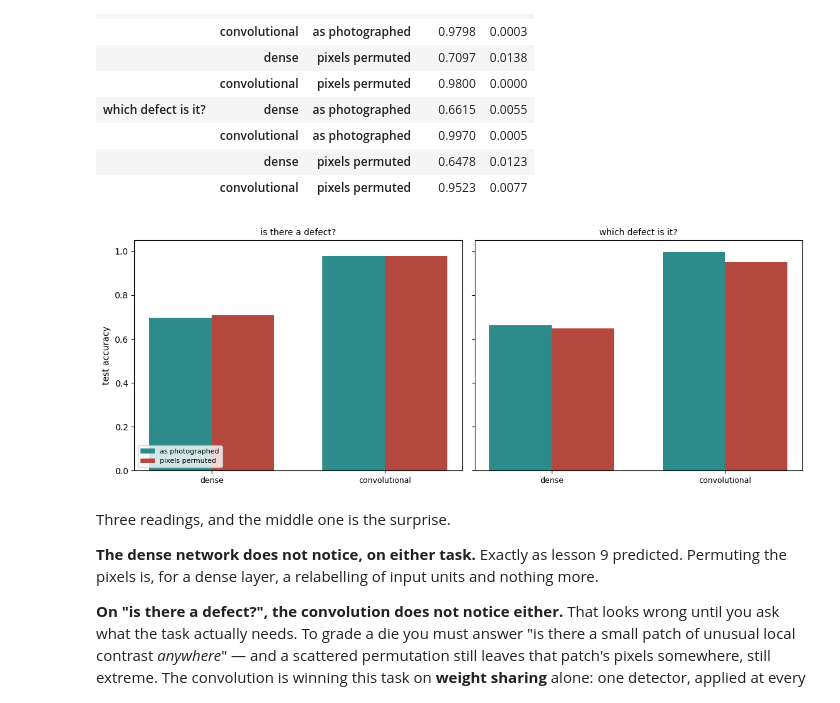
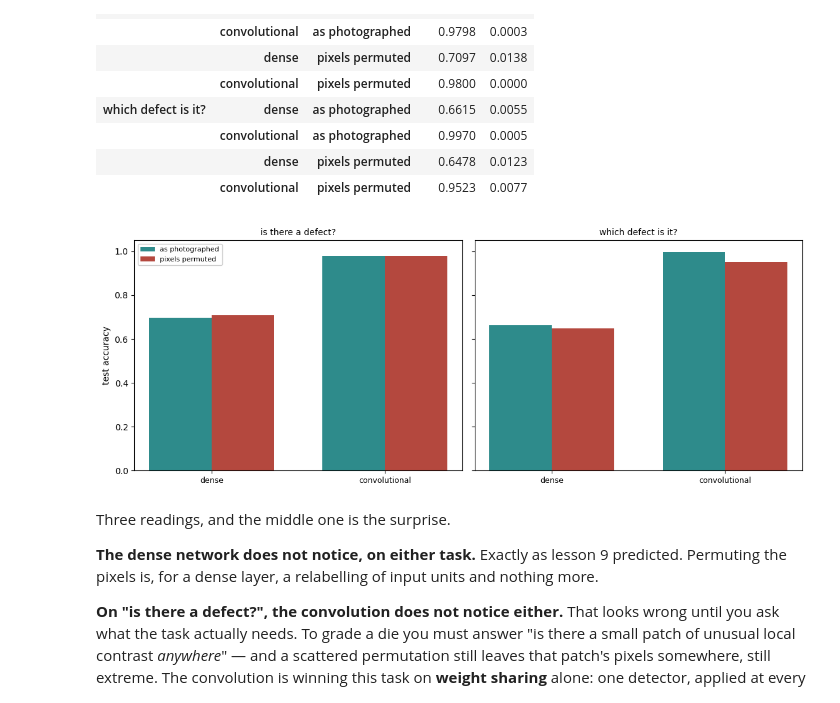
Before and after one commit to fabioantonini/technologies-for-artificial-intelligence, a Jupyter notebook: Lessons/10_convolutional_networks/Notebooks/02_convnets_on_wafers.ipynb, the cells around one changed output. Cells and saved outputs as stored; diff of their text form; code cells hidden in the pictures.

```diff
--- a/Lessons/10_convolutional_networks/Notebooks/02_convnets_on_wafers.ipynb
+++ b/Lessons/10_convolutional_networks/Notebooks/02_convnets_on_wafers.ipynb
@@ -466,26 +466,26 @@ permuted.round(4)
 # %%
 fig, axes = plt.subplots(1, 2, figsize=(11.5, 4.4), sharey=True)
 flat = permuted.reset_index()
 for ax, task in zip(axes, flat["task"].unique()):
     block = flat[flat["task"] == task]
     spots = np.arange(2)
     for offset, arrangement, colour in ((-0.18, "as photographed", TEAL),
                                         (0.18, "pixels permuted", RUST)):
         vals = [block[(block["network"] == n)
                       & (block["pixels"] == arrangement)]["accuracy"].iloc[0]
                 for n in ("dense", "convolutional")]
         ax.bar(spots + offset, vals, 0.36, color=colour, label=arrangement)
     ax.set_xticks(spots)
     ax.set_xticklabels(["dense", "convolutional"], fontsize=9)
     ax.set_title(task, fontsize=10)
     ax.set_ylim(0, 1.05)
 axes[0].set_ylabel("test accuracy")
-axes[0].legend(fontsize=8, loc="lower left")
+axes[0].legend(fontsize=8, loc="upper left", framealpha=0.95)
 fig.tight_layout()
 fig.savefig(FIGURES / "permutation_test.png", dpi=150)
 plt.show()
 # %% [output]
-[figure, old version]
+[figure, new version]
 # %% [markdown]
 Three readings, and the middle one is the surprise.
 
```
Also changed, not shown: parts of 1 cell of this notebook, 5 other files.
